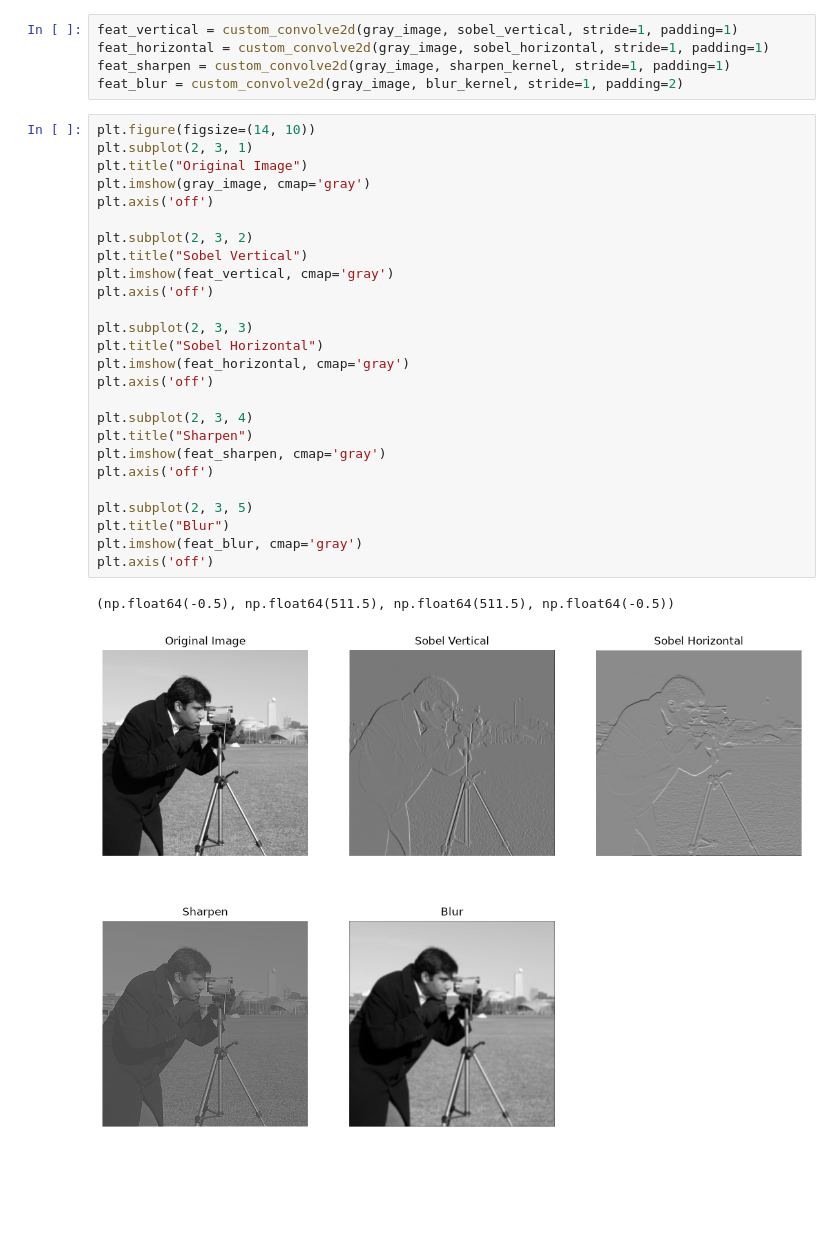
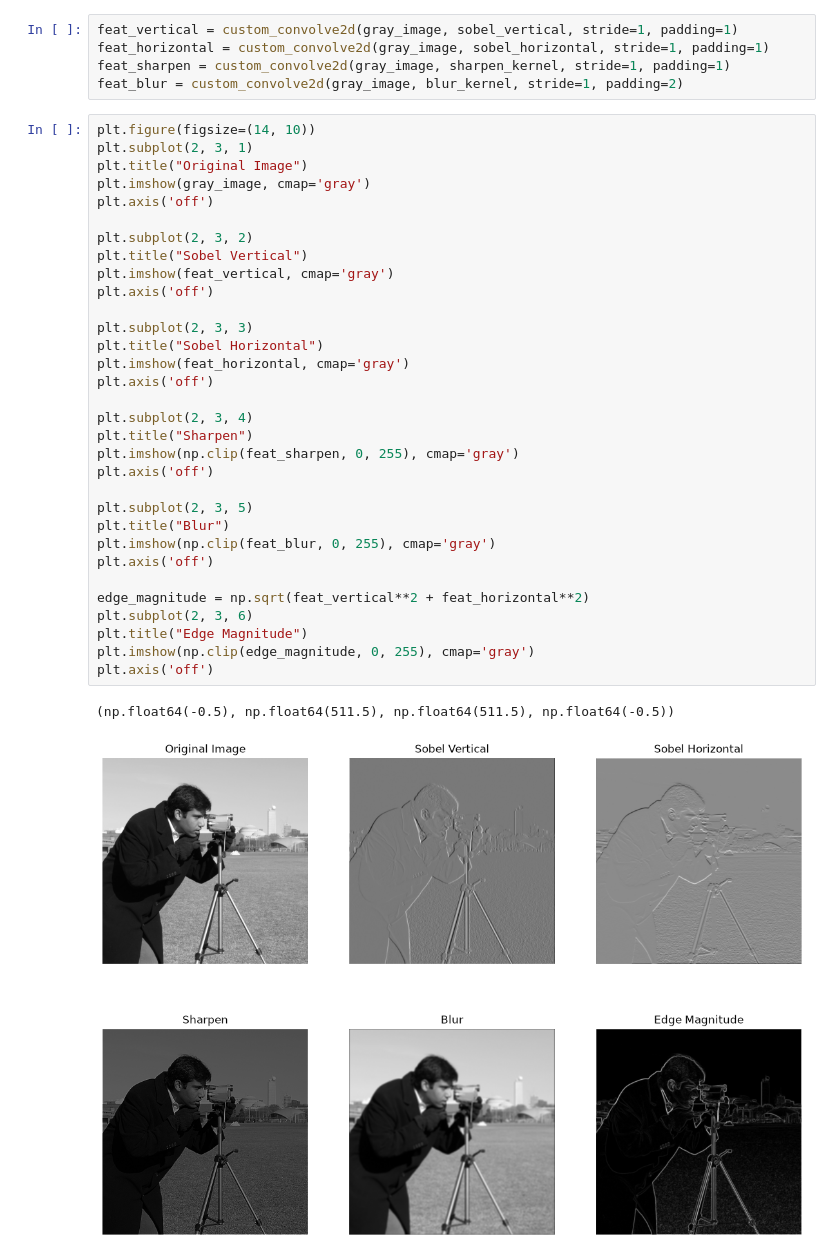
Before and after one commit to gyr0byte/Enrichment-Class--AI-ML-, a Jupyter notebook: week_06/2_convolutional_fundamentals.ipynb, the cells around one changed output. Drawn from its saved outputs; the diff is of its cells as text; blank space fills up the shorter version.

```diff
--- a/week_06/2_convolutional_fundamentals.ipynb
+++ b/week_06/2_convolutional_fundamentals.ipynb
@@ -66,29 +66,35 @@ feat_blur = custom_convolve2d(gray_image, blur_kernel, stride=1, padding=2)
 # %%
 plt.figure(figsize=(14, 10))
 plt.subplot(2, 3, 1)
 plt.title("Original Image")
 plt.imshow(gray_image, cmap='gray')
 plt.axis('off')
 
 plt.subplot(2, 3, 2)
 plt.title("Sobel Vertical")
 plt.imshow(feat_vertical, cmap='gray')
 plt.axis('off')
 
 plt.subplot(2, 3, 3)
 plt.title("Sobel Horizontal")
 plt.imshow(feat_horizontal, cmap='gray')
 plt.axis('off')
 
 plt.subplot(2, 3, 4)
 plt.title("Sharpen")
-plt.imshow(feat_sharpen, cmap='gray')
+plt.imshow(np.clip(feat_sharpen, 0, 255), cmap='gray')
 plt.axis('off')
 
 plt.subplot(2, 3, 5)
 plt.title("Blur")
-plt.imshow(feat_blur, cmap='gray')
+plt.imshow(np.clip(feat_blur, 0, 255), cmap='gray')
 plt.axis('off')
+
+edge_magnitude = np.sqrt(feat_vertical**2 + feat_horizontal**2)
+plt.subplot(2, 3, 6)
+plt.title("Edge Magnitude")
+plt.imshow(np.clip(edge_magnitude, 0, 255), cmap='gray')
+plt.axis('off')
 # %% [output]
 (np.float64(-0.5), np.float64(511.5), np.float64(511.5), np.float64(-0.5))
-[figure, old version]
+[figure, new version]
```
